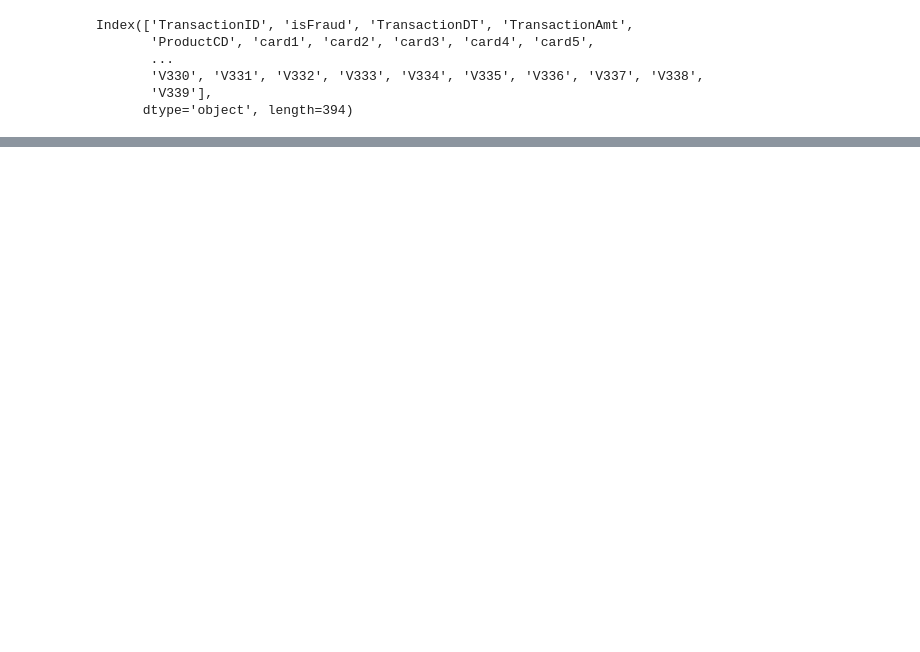
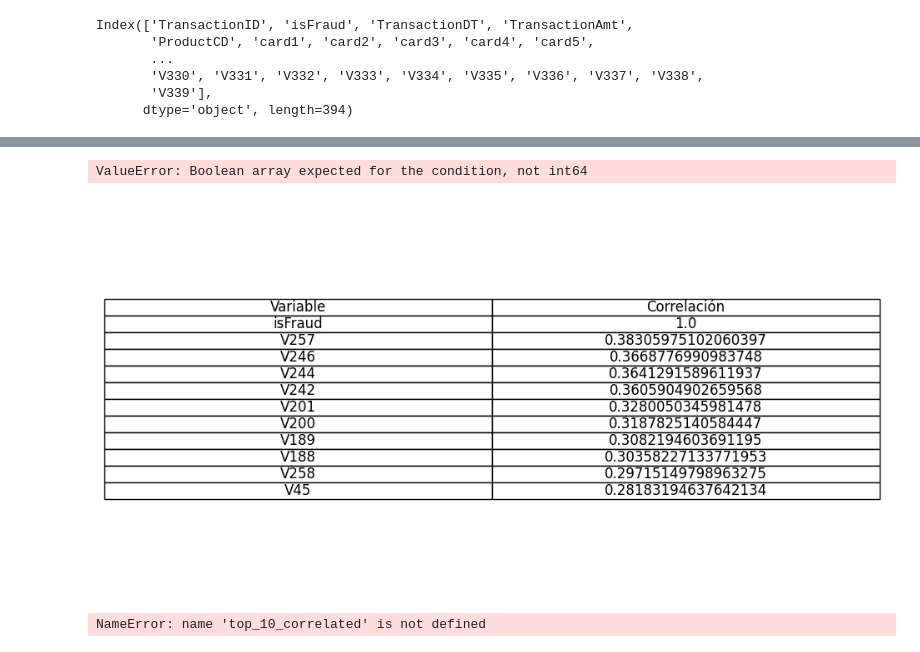
Before and after one commit to AngelMalpartida/Data-Fraud-Detection, a Jupyter notebook: AnalisisExploratorio2.ipynb, the cells around one changed output, grey strips where cells are left out. Saved outputs shown, nothing was run; the diff lists cells and outputs as text; code cells hidden in the pictures; blank space fills up the shorter version.

```diff
--- a/AnalisisExploratorio2.ipynb
+++ b/AnalisisExploratorio2.ipynb
@@ -230,0 +332,35 @@ NameError: name 'data' is not defined
+# %%
+# Calcular la matriz de correlación
+#numeric_columns
+correlation_matrix = data[columnas_a_graficar].corr()
+
+# Seleccionar las 10 variables con mayor correlación con 'isFraud'
+top_10_correlated = correlation_matrix['isFraud'].abs().sort_values(ascending=False).head(11)  # head(11) incluye 'isFraud' en sí misma
+#top_10_correlated = top_10_correlated.drop('isFraud')  # Eliminar 'isFraud' de la lista
+
+print("Las 10 variables con mayor correlación con 'isFraud' son:")
+print(top_10_correlated)
+# %% [output]
+ValueError: Boolean array expected for the condition, not int64
+# %%
+# Crear un DataFrame con las 10 variables con mayor correlación con 'isFraud'
+top_10_correlated_df = top_10_correlated.reset_index()
+top_10_correlated_df.columns = ['Variable', 'Correlación']
+
+# Mostrar la tabla
+fig, ax = plt.subplots(figsize=(10, 6))
+ax.axis('tight')
+ax.axis('off')
+table = ax.table(cellText=top_10_correlated_df.values, colLabels=top_10_correlated_df.columns, cellLoc='center', loc='center')
+table.auto_set_font_size(False)
+table.set_fontsize(12)
+table.scale(1.2, 1.2)
+plt.show()
+# %% [output]
+[figure, added]
+# %%
+ # Crear un DataFrame con las 10 variables con mayor correlación con 'isFraud'
+top_10_correlated_df = top_10_correlated.reset_index()
+top_10_correlated_df.columns = ['Variable', 'Correlación']
+# %% [output]
+NameError: name 'top_10_correlated' is not defined
```
Also changed, not shown: parts of 20 cells of this notebook, 2 other files.
